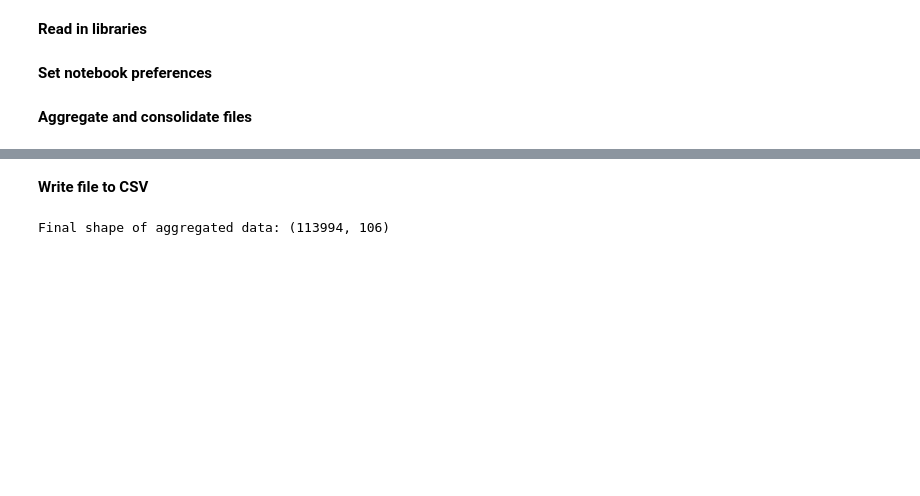
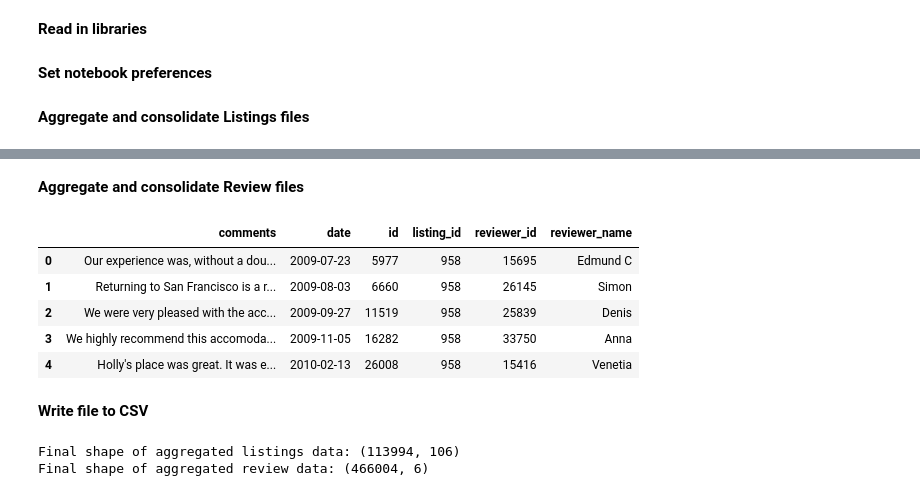
Before and after one commit to KishenSharma6/SF-Airbnb-Analysis, a Jupyter notebook: Project_Codes/01_Data_Cleaning/2020_0519_Data_Aggregation.ipynb, the cells around one changed output, grey strips where cells are left out. Drawn from its saved outputs; the diff is of its cells as text; code cells hidden in the pictures; blank space fills up the shorter version.

```diff
--- a/Project_Codes/01_Data_Cleaning/2020_0519_Data_Aggregation.ipynb
+++ b/Project_Codes/01_Data_Cleaning/2020_0519_Data_Aggregation.ipynb
@@ -14,7 +14,7 @@ import glob
 #Increase number of cols displayed
 pd.set_option('display.max_columns', 200)
 # %% [markdown]
-**Aggregate and consolidate files**
+**Aggregate and consolidate Listings files**
 # %%
 #Set path to raw data on local machine
 path = r'C:\Users\kishe\Documents\Data Science\Projects\Python\In Progress\Airbnb - San Francisco\Data\01_Raw\SF Airbnb\Raw_Listings_Data'
@@ -37,14 +37,41 @@ display(df.head())
 | 2 | NaN | 2 | {TV,Internet,Wifi,Kitchen,"Free s... | 30 | 365 | 60 | 90 | ... |
 | 3 | NaN | 2 | {TV,Internet,Wifi,Kitchen,"Free s... | 30 | 365 | 60 | 90 | ... |
 | 4 | Guests have access to everything ... | 4 | {TV,Internet,Wifi,Kitchen,"Free s... | 30 | 365 | 60 | 90 | ... |
+# %% [markdown]
+**Aggregate and consolidate Review files**
+# %%
+#Set path to raw data on local machine
+path = r'C:\Users\kishe\Documents\Data Science\Projects\Python\In Progress\Airbnb - San Francisco\Data\01_Raw\SF Airbnb\Raw_Reviews_Data'
+
+#Concatenate files in path
+reviews = pd.concat(map(pd.read_csv, glob.glob(path + '/**')))
+# %%
+#Sort columns alphabetically
+reviews = reviews.reindex(sorted(reviews.columns), axis=1)
+
+#Drop any duplicate rows
+reviews.drop_duplicates(inplace = True)
+
+#Check
+display(reviews.head())
+# %% [output]
+|  | comments | date | id | listing_id | reviewer_id | reviewer_name |
+| 0 | Our experience was, without a dou... | 2009-07-23 | 5977 | 958 | 15695 | Edmund C |
+| 1 | Returning to San Francisco is a r... | 2009-08-03 | 6660 | 958 | 26145 | Simon |
+| 2 | We were very pleased with the acc... | 2009-09-27 | 11519 | 958 | 25839 | Denis |
+| 3 | We highly recommend this accomoda... | 2009-11-05 | 16282 | 958 | 33750 | Anna |
+| 4 | Holly's place was great. It was e... | 2010-02-13 | 26008 | 958 | 15416 | Venetia |
 # %% [markdown]
 **Write file to CSV**
 # %%
-#Print shape of df
-print('Final shape of aggregated data:', df.shape)
+#Print shape of dfs
+print('Final shape of aggregated listings data:', listings.shape)
+print('Final shape of aggregated review data:', reviews.shape)
 
 #Write file
 path = r'C:\Users\kishe\Documents\Data Science\Projects\Python\In Progress\Airbnb - San Francisco\Data\01_Raw\SF Airbnb'
-df.to_csv(path + '/2020_0519_Aggregated_Listings.csv')
+listings.to_csv(path + '/2020_0519_Aggregated_Listings.csv')
+reviews.to_csv(path + '/2020_0526_Aggregated_Reviews.csv')
 # %% [output]
-Final shape of aggregated data: (113994, 106)
+Final shape of aggregated listings data: (113994, 106)
+Final shape of aggregated review data: (466004, 6)
```
Also changed, not shown: parts of 3 cells of this notebook.
